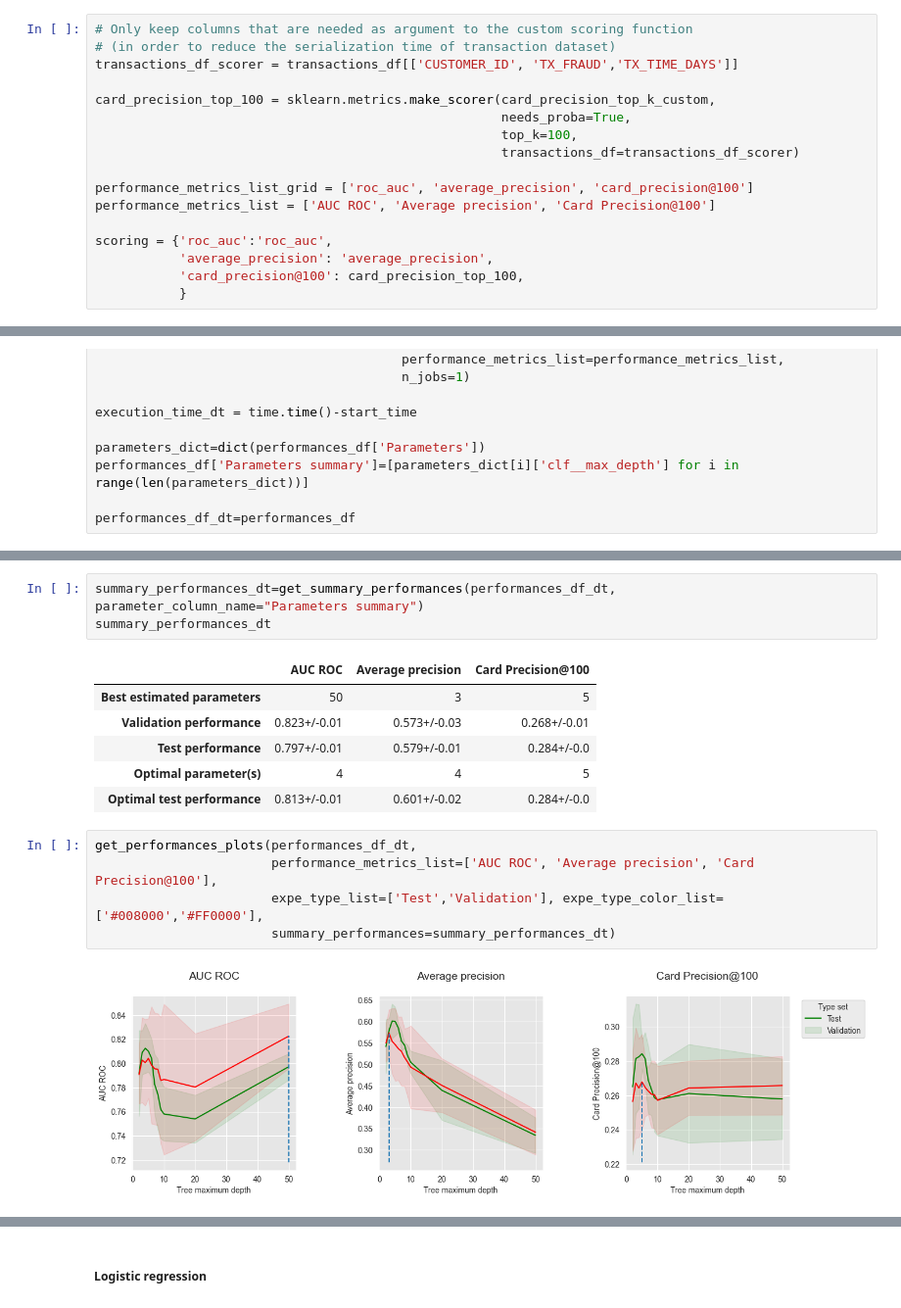
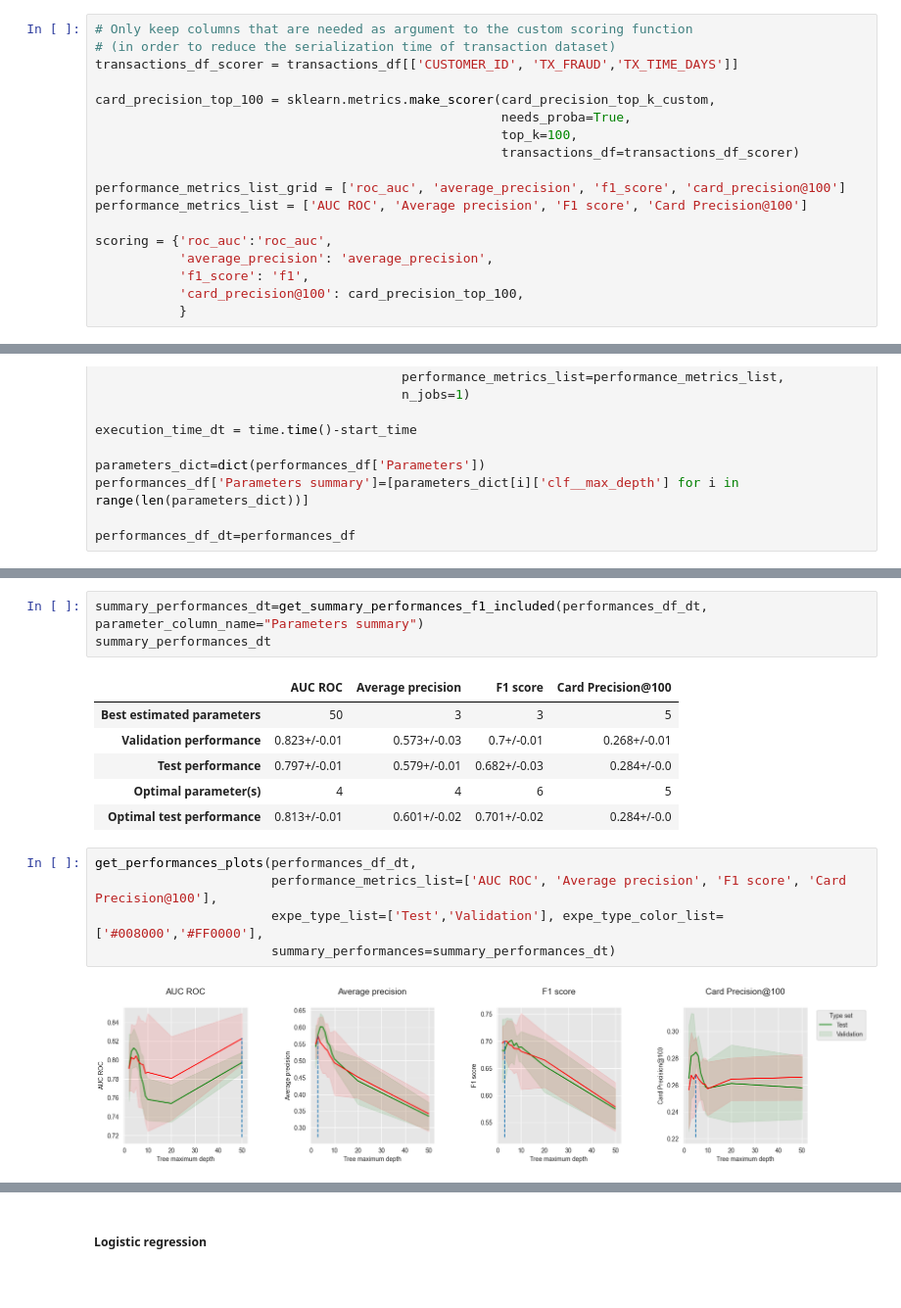
Before and after one commit to MarcinChamera/mgr-anomaly-ts-xai, a Jupyter notebook: handbook_testing_3.ipynb, the cells around one changed output, grey strips where cells are left out. Shown at 98% size. Cells and saved outputs as stored; diff of their text form.

```diff
--- a/handbook_testing_3.ipynb
+++ b/handbook_testing_3.ipynb
@@ -72,11 +89,12 @@ card_precision_top_100 = sklearn.metrics.make_scorer(card_precision_top_k_custom
                                                      top_k=100,
                                                      transactions_df=transactions_df_scorer)
 
-performance_metrics_list_grid = ['roc_auc', 'average_precision', 'card_precision@100']
-performance_metrics_list = ['AUC ROC', 'Average precision', 'Card Precision@100']
+performance_metrics_list_grid = ['roc_auc', 'average_precision', 'f1_score', 'card_precision@100']
+performance_metrics_list = ['AUC ROC', 'Average precision', 'F1 score', 'Card Precision@100']
 
 scoring = {'roc_auc':'roc_auc',
            'average_precision': 'average_precision',
+           'f1_score': 'f1',
            'card_precision@100': card_precision_top_100,
            }
 # %% [markdown]
@@ -126,20 +144,20 @@ performances_df_dt
 # %%
-summary_performances_dt=get_summary_performances(performances_df_dt, parameter_column_name="Parameters summary")
+summary_performances_dt=get_summary_performances_f1_included(performances_df_dt, parameter_column_name="Parameters summary")
 summary_performances_dt
 # %% [output]
-|  | AUC ROC | Average precision | Card Precision@100 |
-| Best estimated parameters | 50 | 3 | 5 |
-| Validation performance | 0.823+/-0.01 | 0.573+/-0.03 | 0.268+/-0.01 |
-| Test performance | 0.797+/-0.01 | 0.579+/-0.01 | 0.284+/-0.0 |
-| Optimal parameter(s) | 4 | 4 | 5 |
-| Optimal test performance | 0.813+/-0.01 | 0.601+/-0.02 | 0.284+/-0.0 |
+|  | AUC ROC | Average precision | F1 score | Card Precision@100 |
+| Best estimated parameters | 50 | 3 | 3 | 5 |
+| Validation performance | 0.823+/-0.01 | 0.573+/-0.03 | 0.7+/-0.01 | 0.268+/-0.01 |
+| Test performance | 0.797+/-0.01 | 0.579+/-0.01 | 0.682+/-0.03 | 0.284+/-0.0 |
+| Optimal parameter(s) | 4 | 4 | 6 | 5 |
+| Optimal test performance | 0.813+/-0.01 | 0.601+/-0.02 | 0.701+/-0.02 | 0.284+/-0.0 |
 # %%
 get_performances_plots(performances_df_dt,
-                       performance_metrics_list=['AUC ROC', 'Average precision', 'Card Precision@100'],
+                       performance_metrics_list=['AUC ROC', 'Average precision', 'F1 score', 'Card Precision@100'],
                        expe_type_list=['Test','Validation'], expe_type_color_list=['#008000','#FF0000'],
                        summary_performances=summary_performances_dt)
 # %% [output]
-[figure, old version]
+[figure, new version]
 # %%
 (train_df, test_df) = get_train_test_set(transactions_df,start_date_training,
                                        delta_train=7,delta_delay=7,delta_test=7)
```
Also changed, not shown: parts of 23 cells of this notebook, 49 other files.
